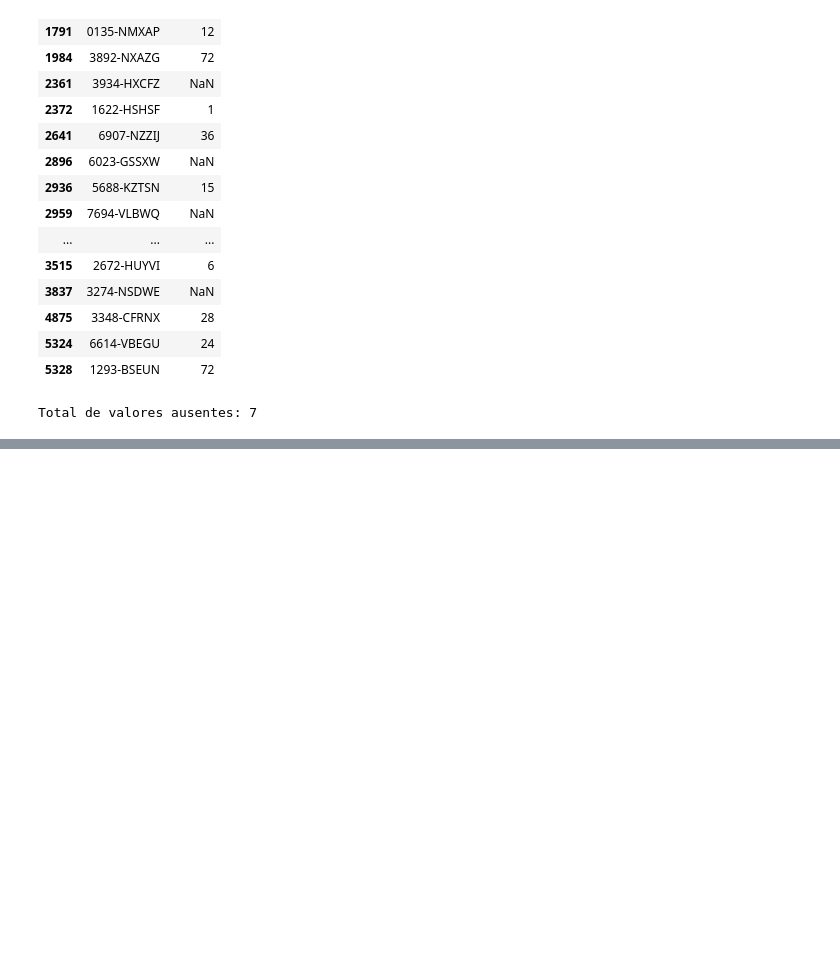
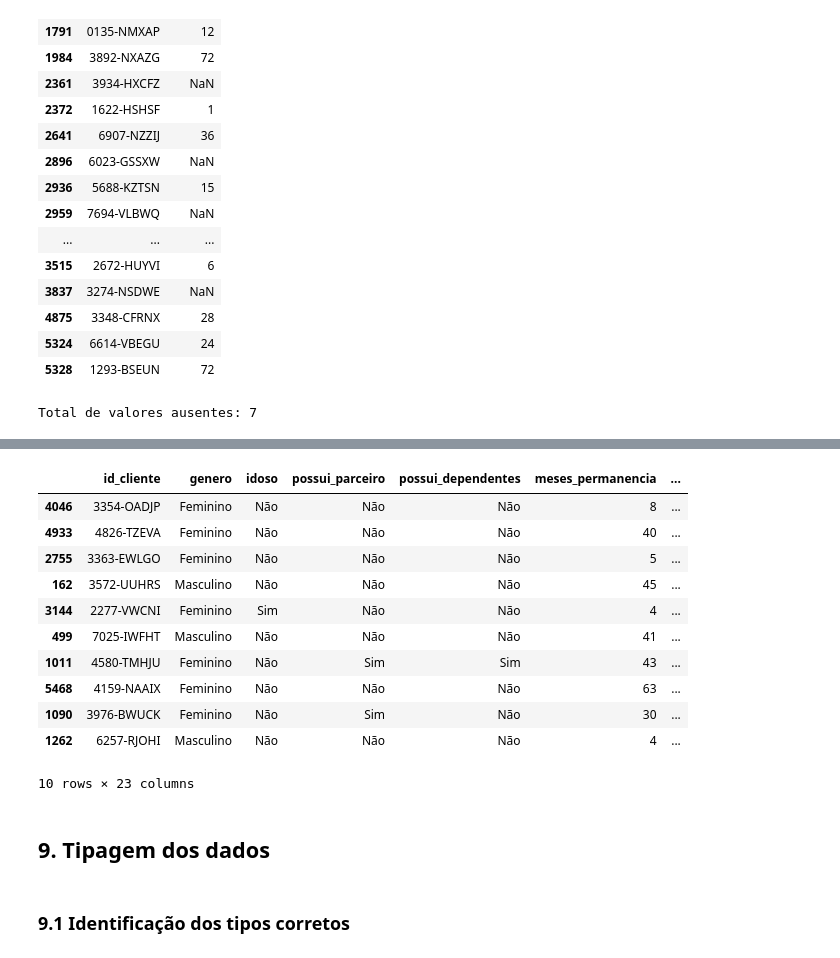
Before and after one commit to igoormaurilio/TerraSignal, a Jupyter notebook: notebooks/02_silver_tratamento.ipynb, the cells around one changed output, grey strips where cells are left out. Cells and saved outputs as stored; diff of their text form; code cells hidden in the pictures; blank space fills up the shorter version.

```diff
--- a/notebooks/02_silver_tratamento.ipynb
+++ b/notebooks/02_silver_tratamento.ipynb
@@ -394,0 +510,45 @@ a coluna total charges tem muitos valores ausentes, como temos a associação co
+# %%
+traducao_colunas = {
+    "customerID": "id_cliente",
+    "gender": "genero",
+    "SeniorCitizen": "idoso",
+    "Partner": "possui_parceiro",
+    "Dependents": "possui_dependentes",
+    "tenure": "meses_permanencia",
+    "PhoneService": "servico_telefone",
+    "MultipleLines": "multiplas_linhas",
+    "InternetService": "tipo_internet",
+    "OnlineSecurity": "seguranca_online",
+    "OnlineBackup": "backup_online",
+    "DeviceProtection": "protecao_dispositivo",
+    "TechSupport": "suporte_tecnico",
+    "StreamingTV": "streaming_tv",
+    "StreamingMovies": "streaming_filmes",
+    "Contract": "tipo_contrato",
+    "PaperlessBilling": "fatura_digital",
+    "PaymentMethod": "forma_pagamento",
+    "MonthlyCharges": "cobranca_mensal",
+    "TotalCharges": "cobranca_total",
+    "Churn": "cancelou",
+    "CustomerFeedback": "comentario_cliente",
+    "MonthlyIncome": "renda_mensal",
+}
+
+df_traduzido = df_traduzido.rename(columns=traducao_colunas)
+# %%
+df_traduzido.sample(10)
+# %% [output]
+|  | id_cliente | genero | idoso | possui_parceiro | possui_dependentes | meses_permanencia | ... |
+| 4046 | 3354-OADJP | Feminino | Não | Não | Não | 8 | ... |
+| 4933 | 4826-TZEVA | Feminino | Não | Não | Não | 40 | ... |
+| 2755 | 3363-EWLGO | Feminino | Não | Não | Não | 5 | ... |
+| 162 | 3572-UUHRS | Masculino | Não | Não | Não | 45 | ... |
+| 3144 | 2277-VWCNI | Feminino | Sim | Não | Não | 4 | ... |
+| 499 | 7025-IWFHT | Masculino | Não | Não | Não | 41 | ... |
+| 1011 | 4580-TMHJU | Feminino | Não | Sim | Sim | 43 | ... |
+| 5468 | 4159-NAAIX | Feminino | Não | Não | Não | 63 | ... |
+| 1090 | 3976-BWUCK | Feminino | Não | Sim | Não | 30 | ... |
+| 1262 | 6257-RJOHI | Masculino | Não | Não | Não | 4 | ... |
+10 rows × 23 columns
+# %% [markdown]
+## 9. Tipagem dos dados
@@ -394,0 +557,2 @@ a coluna total charges tem muitos valores ausentes, como temos a associação co
+# %% [markdown]
+### 9.1 Identificação dos tipos corretos
```
Also changed, not shown: parts of 55 cells of this notebook, 2 other files.
